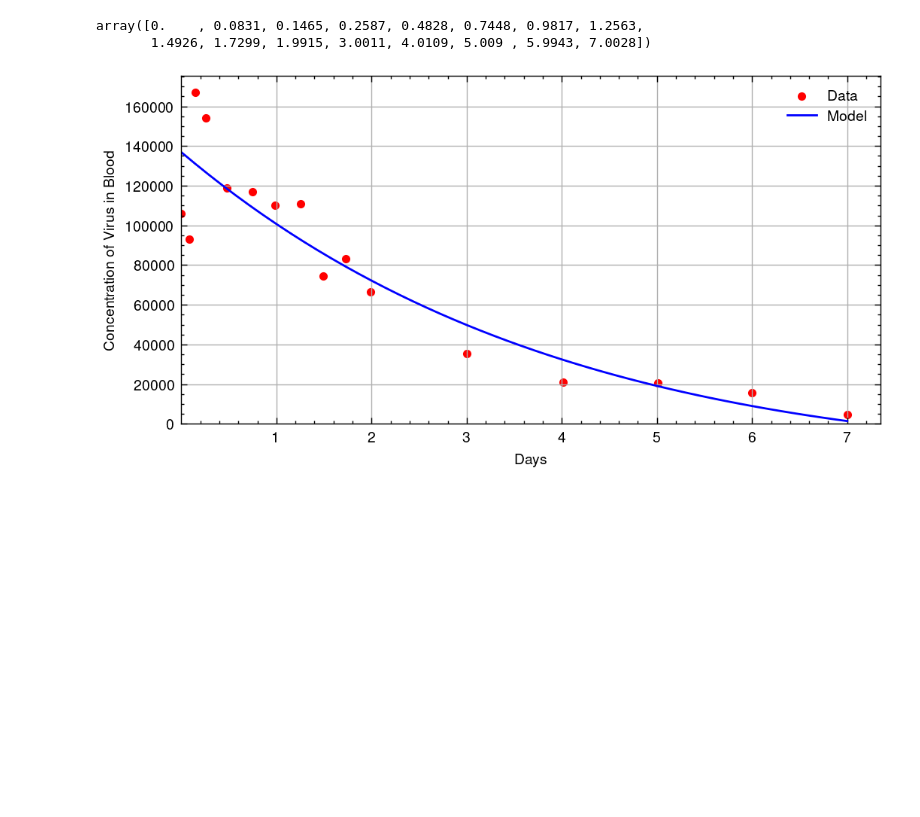
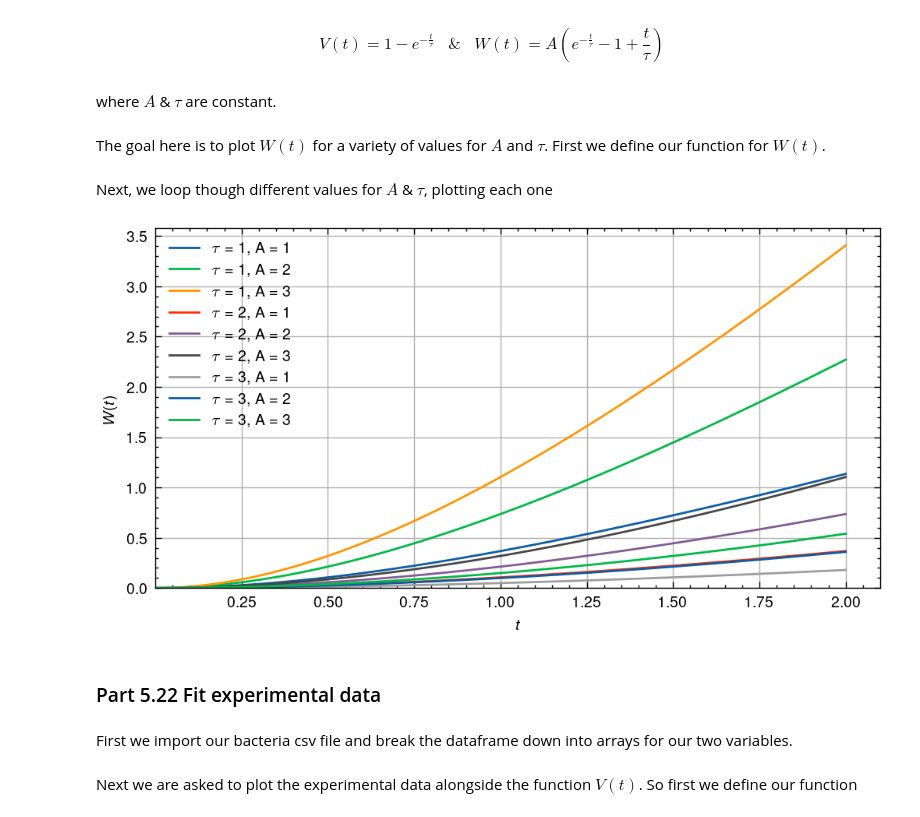
Before and after one commit to gkerr708/PHYC_2050, a Jupyter notebook: Assignments/Assignment2/gavin_kerr_assignment2.ipynb, the cells around one changed output. Saved outputs shown, nothing was run; the diff lists cells and outputs as text; code cells hidden in the pictures; blank space fills up the shorter version.

```diff
--- a/Assignments/Assignment2/gavin_kerr_assignment2.ipynb
+++ b/Assignments/Assignment2/gavin_kerr_assignment2.ipynb
@@ -11,5 +76,37 @@ df = pd.read_csv('HIVseries.csv')
+# %% [markdown]
+$$
+V(t) = 1-e^{-\tfrac{t}{\tau}} \,\,\,\,\, \& \,\,\,\,\, W(t) =  A\left(e^{-\tfrac{t}{\tau}} - 1 + \frac{t}{\tau} \right)
+$$
+# %% [markdown]
+where $A$ & $\tau$ are constant.
+# %% [markdown]
+The goal here is to plot $W(t)$ for a variety of values for $A$ and $\tau$. First we define our function for $W(t)$.
+# %%
+def W(t, a, tau):
+    return a*(math.e**(-t/tau)-1+t/tau)
+# %% [markdown]
+Next, we loop though different values for $A$ & $\tau$, plotting each one
+# %%
+tau_vals = [1,2,3] # creates a list of values for tau
+a_vals = [1,2,3] # creates a list of values for a
+t = np.linspace(0,2,200) # creats an array of values for t, this will be the independent variable against which W will be  plotted
+fig, ax = plt.subplots(1,1, figsize=(6,3), dpi=200) # creates a figure with one plot
+for tau_val in tau_vals: # loops through all of the values of tau from the list tau_vals
+    for a_val in a_vals: # loops through all of the values of a from the list a_vals
+        ax.plot(t, W(t,a_val,tau_val), label=fr"$\tau$ = {tau_val}, A = {a_val}") # plots W as a function of t and labels it with its respective values for a and tau
+ax.set_xlabel(r"$t$")  # labels the x & y axis
+ax.set_ylabel(r"$W(t)$")
+ax.set_xlim(0.00001) # sets the x and y axis so there is one 0 at the origian, this is purely cosmetic
+ax.set_ylim(0)
+plt.grid() # displays a gird on the plot
+plt.legend() # displays the legend speficied by the label arguments passed through the scatter and plot functions
+_=plt.show() # displays the plot
+# %% [output]
+[figure, added]
+# %% [markdown]
+### Part 5.22 Fit experimental data
+# %% [markdown]
+First we import our bacteria csv file and break the dataframe down into arrays for our two variables.
 # %%
+df = pd.read_csv("bacteria.csv")
 x_exp, y_exp = np.array(df.x), np.array(df.y)
-# %% [output]
-array([0.    , 0.0831, 0.1465, 0.2587, 0.4828, 0.7448, 0.9817, 1.2563,
-       1.4926, 1.7299, 1.9915, 3.0011, 4.0109, 5.009 , 5.9943, 7.0028])
@@ -19,14 +113,2 @@ params, covarience = curve_fit(viral_load, x_exp, y_exp, p0=guess, maxfev=5000)
-# %%
-fig, ax = plt.subplots(1,1, figsize=(6,3), dpi=200)
-x_fit = np.linspace(0,7,50)
-ax.scatter(x_exp, y_exp, color='red', label='Data')
-ax.plot(x_fit, viral_load(x_fit,params[0],params[1],params[2],params[3]), color='blue', label="Model")
-ax.set_xlabel("Days")
-ax.set_ylabel("Concentration of Virus in Blood")
-ax.set_xlim(0.00001)
-ax.set_ylim(0)
-plt.grid()
-plt.legend()
-_=plt.show()
-# %% [output]
-[figure, removed]
+# %% [markdown]
+Next we are asked to plot the experimental data alongside the function $V(t)$. So first we define our function
```
Also changed, not shown: parts of 22 cells of this notebook, 3 other files.
